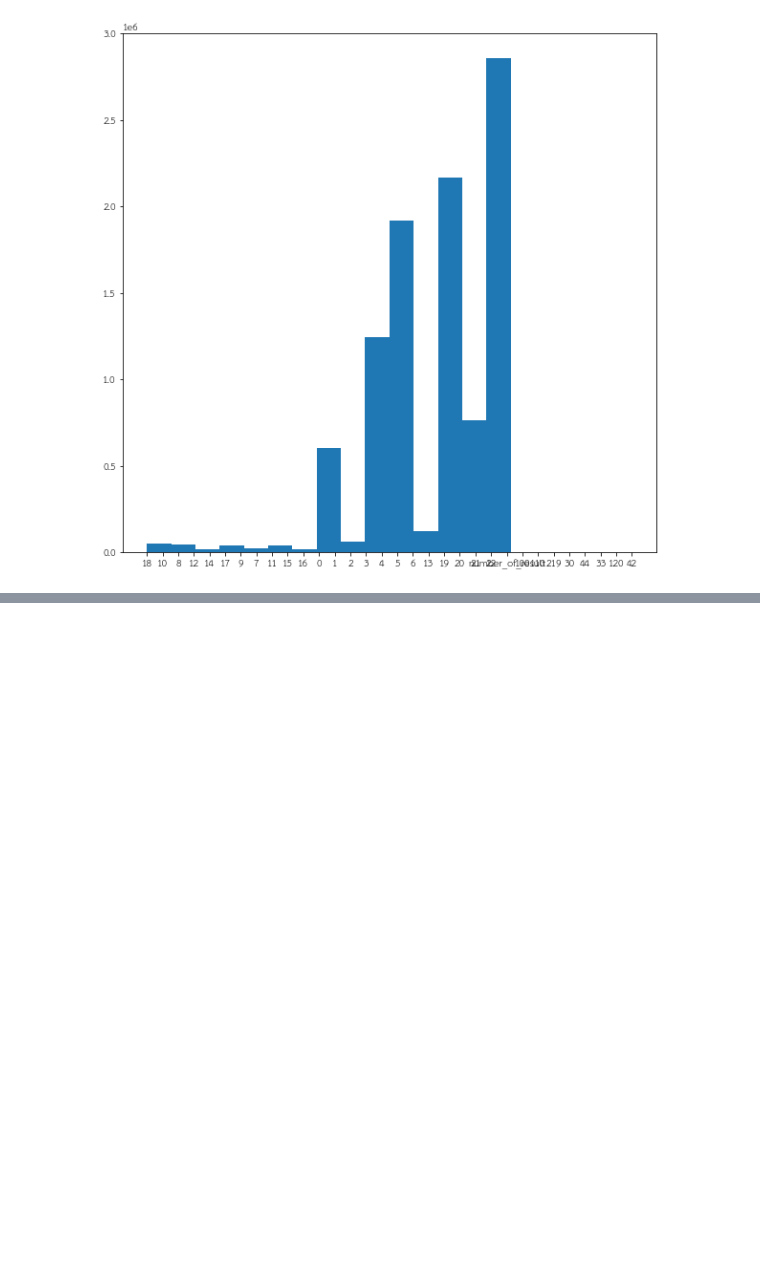
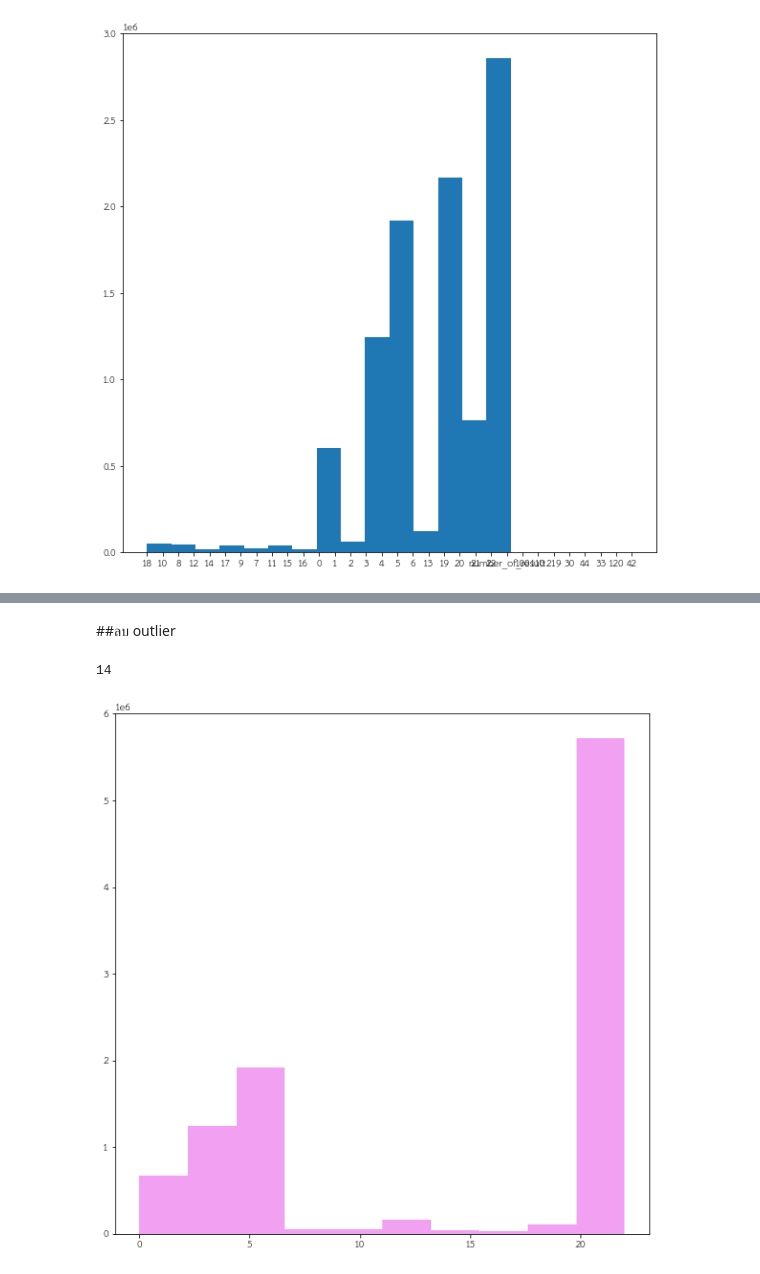
Before and after one commit to tanpharamut/data_viz, a Jupyter notebook: Visualize_Data_Comparison.ipynb, the cells around one changed output, grey strips where cells are left out. Drawn from its saved outputs; the diff is of its cells as text; code cells hidden in the pictures; blank space fills up the shorter version.

```diff
--- a/Visualize_Data_Comparison.ipynb
+++ b/Visualize_Data_Comparison.ipynb
@@ -192,0 +244,12 @@ hist_res = plt.hist(list(data['number_of_result']),20)
+# %% [markdown]
+##ลบ outlier
+# %%
+new_type_noouttlier = new_type[new_type < 25]
+# %%
+new_type.shape[0] - new_type_noouttlier.shape[0]
+# %% [output]
+14
+# %%
+output = plt.hist(new_type_noouttlier,10, facecolor = 'violet', alpha = 0.75)
+# %% [output]
+[figure, added]
```
Also changed, not shown: parts of 21 cells of this notebook.
